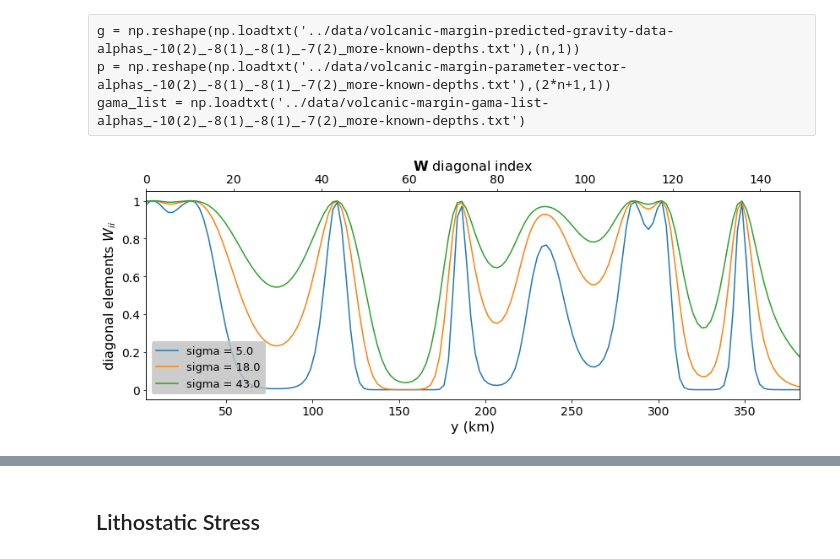
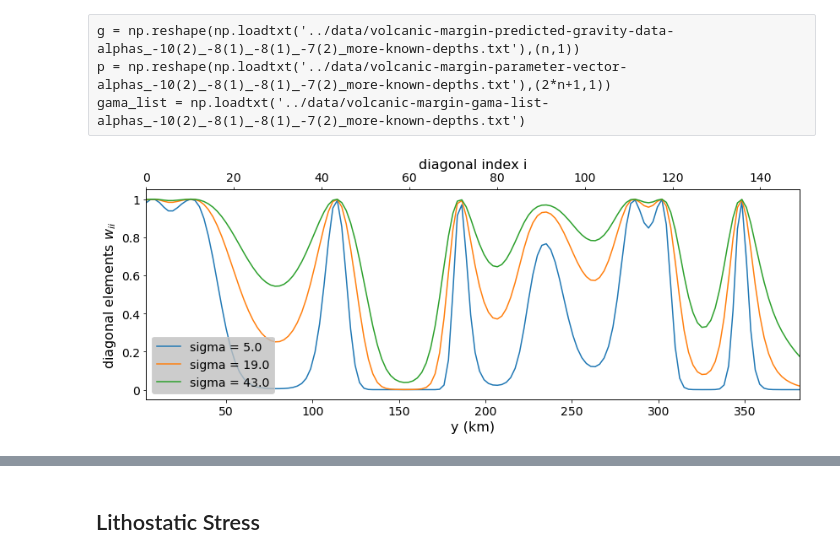
Before and after one commit to pinga-lab/paper-isostatic-grav2D, a Jupyter notebook: code/volcanic-margin-model-(inverse-problem)-(variable-isostatic-constrain).ipynb, the cells around one changed output, grey strips where cells are left out. Cells and saved outputs as stored; diff of their text form; code cells hidden in the pictures.

```diff
--- a/code/volcanic-margin-model-(inverse-problem)-(variable-isostatic-constrain).ipynb
+++ b/code/volcanic-margin-model-(inverse-problem)-(variable-isostatic-constrain).ipynb
@@ -308,26 +306,25 @@ W_sgm43 = fc.W_matrix_function(sgm43,gsyn,g)
 # %%
 plt.close('all')
 fig, ax1 = plt.subplots(figsize=(12,5))
 ax2 = ax1.twiny()
 ax2.plot(np.arange(0,n-1), np.diag(W_sgm), linestyle='None')
 ax1.plot(0.001*yc[1:n], np.diag(W_sgm5), label = 'sigma = 5.0')
-ax1.plot(0.001*yc[1:n], np.diag(W_sgm18), label = 'sigma = 18.0')
-#ax1.plot(0.001*yc[1:n], np.diag(W_sgm19), label = 'sigma = 19.0')
+ax1.plot(0.001*yc[1:n], np.diag(W_sgm19), label = 'sigma = 19.0')
 ax1.plot(0.001*yc[1:n], np.diag(W_sgm43), label = 'sigma = 43.0')
 ax1.set_xlim(0.001*yc[1], 0.001*yc[n-1])
 ax2.set_xlim(0, n)
-ax1.set_ylabel(r'diagonal elements $W_{ii}$', fontsize=16)
+ax1.set_ylabel(r'diagonal elements $w_{ii}$', fontsize=16)
 ax1.set_xlabel('y (km)', fontsize=16)
-ax2.set_xlabel(r'$\mathbf{W}$ diagonal index', fontsize=16)
+ax2.set_xlabel(r'diagonal index i', fontsize=16)
 ax1.set_xticklabels(['%g'% (l) for l in ax1.get_xticks()], fontsize=14)
 ax2.set_xticklabels(['%g'% (l) for l in ax2.get_xticks()], fontsize=14)
 ax1.set_yticklabels(['%g'% (l) for l in ax1.get_yticks()], fontsize=14)
-ax1.legend(loc='best', fontsize=13, facecolor='silver')
+ax1.legend(loc='best', fontsize=14, facecolor='silver')
 plt.tight_layout()
-#mpl.savefig('../data/fig/volcanic-margin-w-diag-sgms2.png', dpi='figure', bbox_inches='tight')
+mpl.savefig('../data/fig/volcanic-margin-w-diag-sgms.png', dpi='figure', bbox_inches='tight')
 plt.show()
 # %% [output]
-[figure, old version]
+[figure, new version]
 # %%
 g0 = g.copy()
 g1 = g.copy()
```
Also changed, not shown: parts of 4 cells of this notebook, 10 other files.
